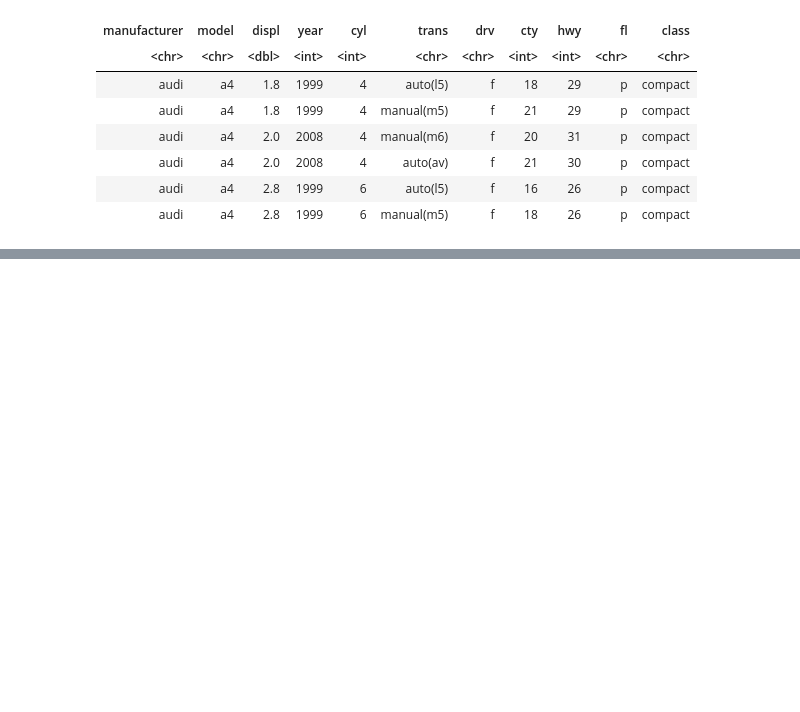
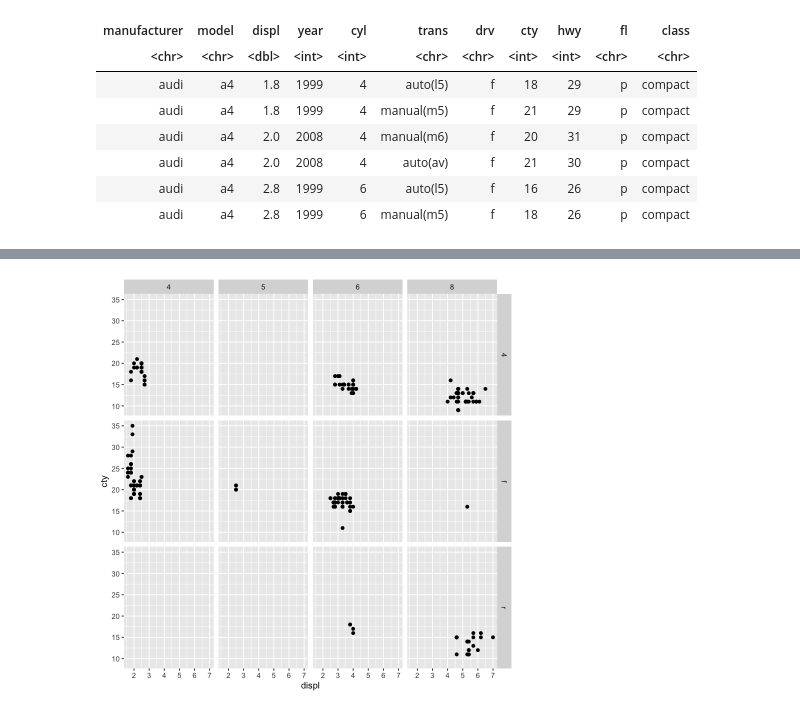
Before and after one commit to wang-zhijun/learn-statistics, a Jupyter notebook: learn-r.ipynb, the cells around one changed output, grey strips where cells are left out. Saved outputs shown, nothing was run; the diff lists cells and outputs as text; code cells hidden in the pictures; blank space fills up the shorter version.

```diff
--- a/learn-r.ipynb
+++ b/learn-r.ipynb
@@ -837,0 +840,9 @@ p + facet_grid(rows = vars(drv))
+# %%
+# cyl：シリンダの数 , unique(mpg$cyl)で確認したら４、５、６、８四種類が含まれる
+# drvのfは前輪駆動、rは後輪駆動、4は四駆
+
+# scales: Are scales shared across all facets (the default, "fixed"),
+# or do they vary across rows ("free_x"), columns ("free_y"), or both rows and columns ("free")?
+p + facet_grid(vars(drv), vars(cyl), scales = "fixed")
+# %% [output]
+[figure, added]
```
Also changed, not shown: parts of 5 cells of this notebook.
